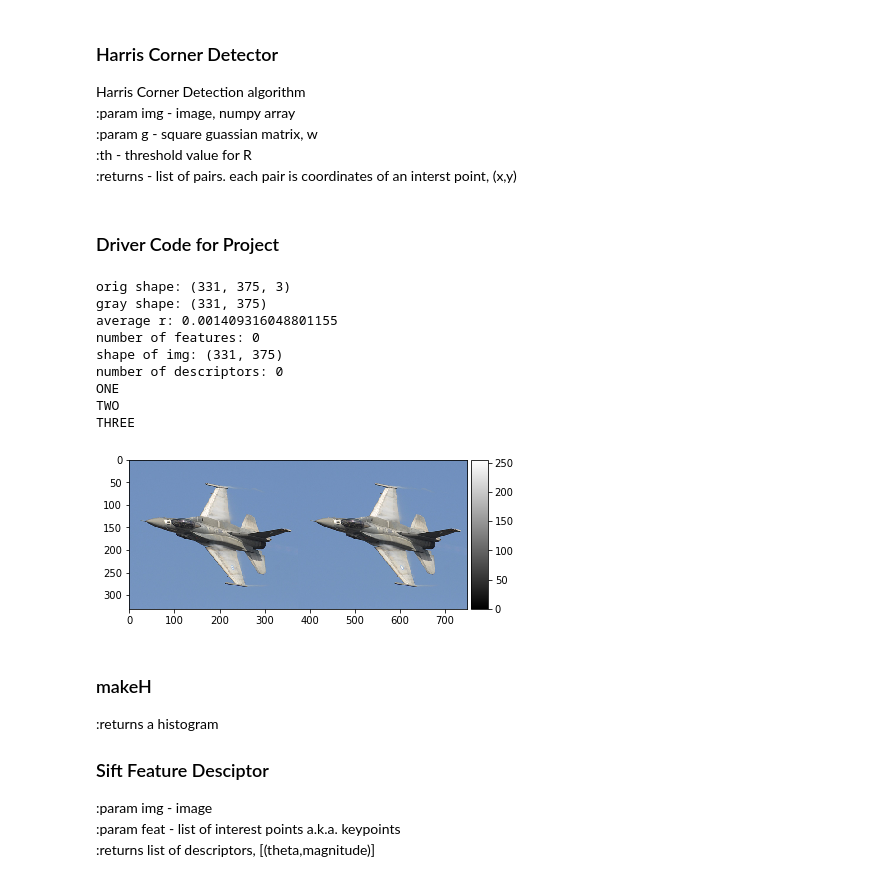
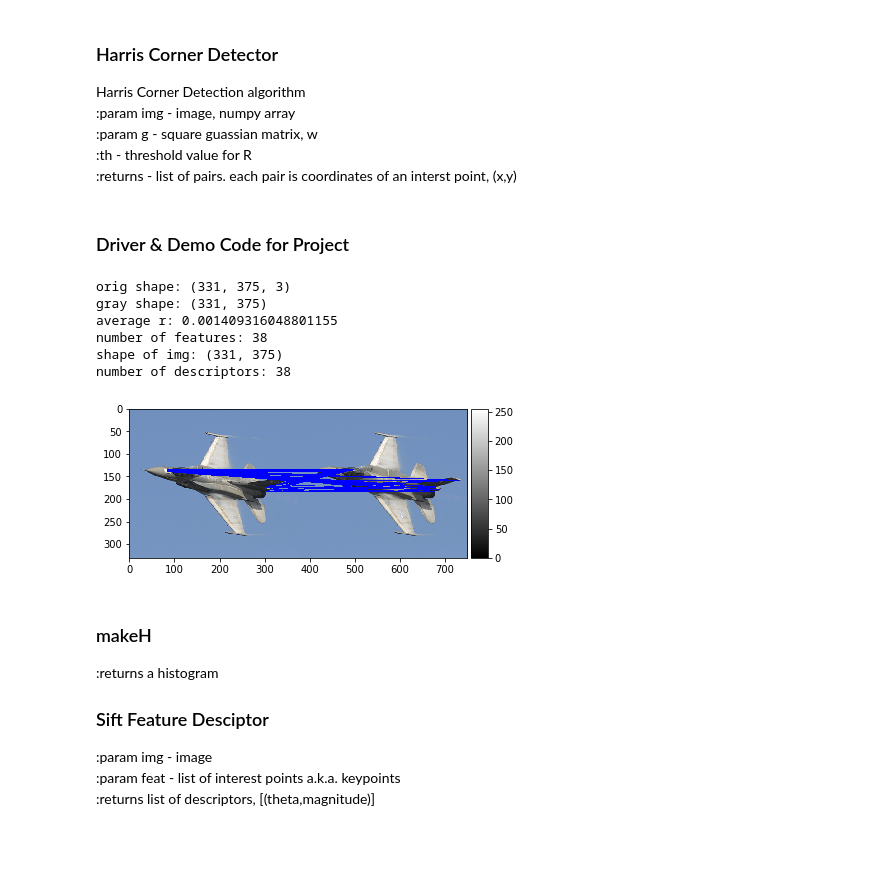
Before and after one commit to gabrielhofer560/CSC-414_P2, a Jupyter notebook: p2.ipynb, the cells around one changed output. Saved outputs shown, nothing was run; the diff lists cells and outputs as text; code cells hidden in the pictures; blank space fills up the shorter version.

```diff
--- a/p2.ipynb
+++ b/p2.ipynb
@@ -61,12 +72,13 @@ def harris(img,g,th):
                 R = d/t
             avgR+=R
             if R>th:
-                feat.append([i,j])
+                if i>10 and i<r-10 and j>10 and j<c-10:
+                    feat.append([i,j])
     avgR/=r*c
     print("average r: "+str(avgR))
     return feat
 # %% [markdown]
-### Driver Code for Project
+### Driver & Demo Code for Project
 # %%
 """
 Author: Gabriel Hofer
@@ -85,48 +97,43 @@ from showFeatures import showFeatures
 from sift import printH, makeH, sift
 
 # read image, convert to gray
-#img = io.imread(sys.argv[1]);
 img = io.imread("data/plane.bmp");
-
 cpy = img
 print("orig shape: "+str(img.shape))
 gry = rgb2gray(img)
 print("gray shape: "+str(gry.shape))
 
 # get list of locations of interest points
-loc = harris(gry,gk(3,3,1),1)
+loc = harris(gry,gk(3,3,1),0.25)
 print("number of features: "+str(len(loc)))
 
 # make sift descriptors
 D = sift(gry,loc)
 print("number of descriptors: "+str(len(D)))
 
 # showFeatures(img,loc,D)
-print("ONE")
+
 from matching import matchSIFT
 M = matchSIFT(D,D,40,40)
-print("TWO")
+
 import cv2
 from drawMatches import drawMatches
 img2 = drawMatches(img,loc,img,loc,M)
-print("THREE")
+
 io.imshow( img2,vmin=0,vmax=255,cmap="gray")
 io.show()
 
 #io.imshow((img * 255).astype(np.uint8)  , vmin=0, vmax=255, cmap="gray")
 #io.show()
 #io.imsave("out.png",img)
 # %% [output]
 orig shape: (331, 375, 3)
 gray shape: (331, 375)
 average r: 0.001409316048801155
-number of features: 0
+number of features: 38
 shape of img: (331, 375)
-number of descriptors: 0
-ONE
-TWO
-THREE
+number of descriptors: 38
-[figure, old version]
+[figure, new version]
 # %% [markdown]
 ### makeH
 :returns a histogram
```
Also changed, not shown: parts of 8 cells of this notebook, 2 other files.
